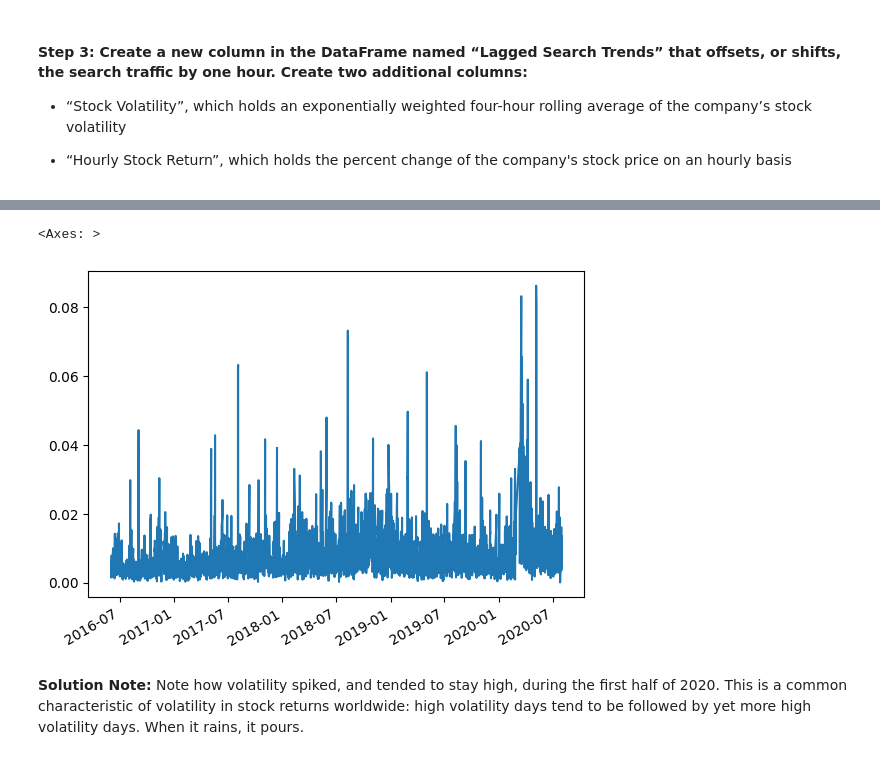
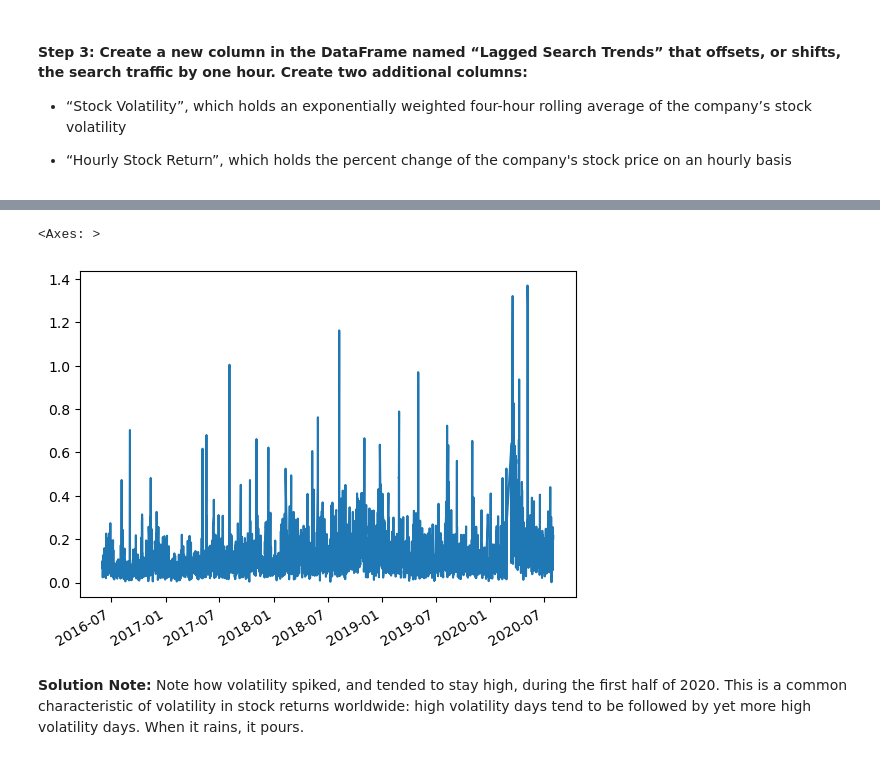
Before and after one commit to ShylaTatum/prophet-challenge, a Jupyter notebook: forecasting_net_prophet.ipynb, the cells around one changed output, grey strips where cells are left out. Saved outputs shown, nothing was run; the diff lists cells and outputs as text; code cells hidden in the pictures.

```diff
--- a/forecasting_net_prophet.ipynb
+++ b/forecasting_net_prophet.ipynb
@@ -232,8 +238,10 @@ display(df_mercado_stock.tail())
 # %%
 # Concatenate the df_mercado_stock DataFrame with the df_mercado_trends DataFrame
 # Concatenate the DataFrame by columns (axis=1), and drop and rows with only one column of data
-
+df_full_mercado = pd.concat([df_mercado_stock, df_mercado_trends], axis=1, join="inner")
 
 # View the first and last five rows of the DataFrame
+df_full_mercado.head()
+df_full_mercado.tail()
 # %% [output]
 |  | close | Search Trends |
@@ -290,3 +289,6 @@ array([<Axes: >, <Axes: >], dtype=object)
 # %%
 # Create a new column in the mercado_stock_trends_df DataFrame called Lagged Search Trends
 # This column should shift the Search Trends information by one hour
+
+df_full_mercado["Lagged Search Trends"]= df_full_mercado.index+ pd.Timedelta(hours=1)
+df_full_mercado.head(10)
@@ -293,11 +307,14 @@ array([<Axes: >, <Axes: >], dtype=object)
 # %%
 # Create a new column in the mercado_stock_trends_df DataFrame called Stock Volatility
 # This column should calculate the standard deviation of the closing stock price return data over a 4 period rolling window
+#df_full_mercado["Stock Volitility"] = np.std(df_full_mercado["close"], ddof=4)
+df_full_mercado["Stock Volatility"] = df_full_mercado["close"].pct_change().rolling(4).std()*252**0.5
 # %%
 # Visualize the stock volatility
+df_full_mercado["Stock Volatility"].plot()
 # %% [output]
 <Axes: >
-[figure, old version]
+[figure, new version]
 # %% [markdown]
 **Solution Note:** Note how volatility spiked, and tended to stay high, during the first half of 2020. This is a common characteristic of volatility in stock returns worldwide: high volatility days tend to be followed by yet more high volatility days. When it rains, it pours.
 # %%
```
Also changed, not shown: parts of 15 cells of this notebook.
